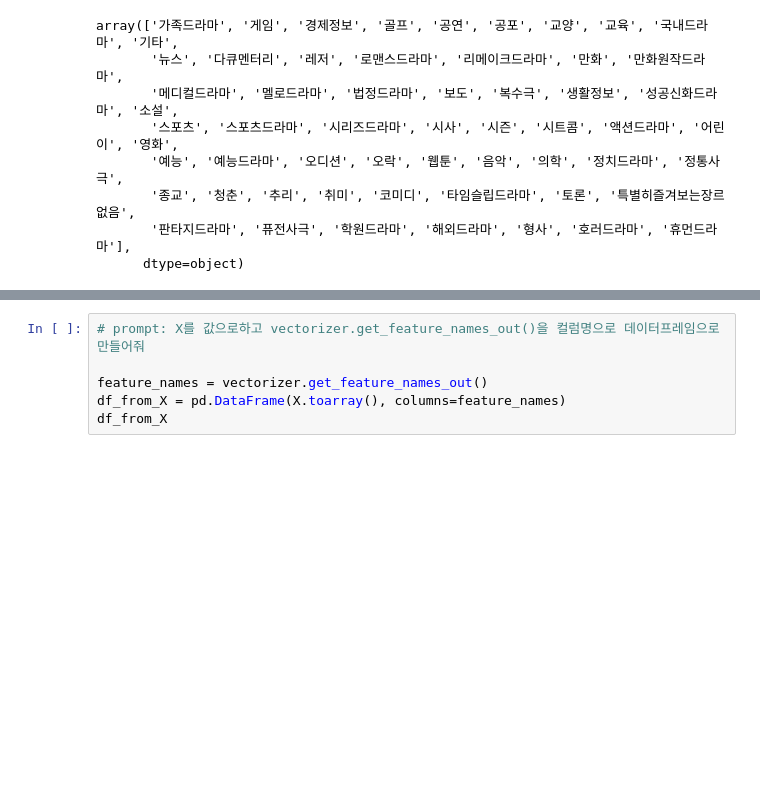
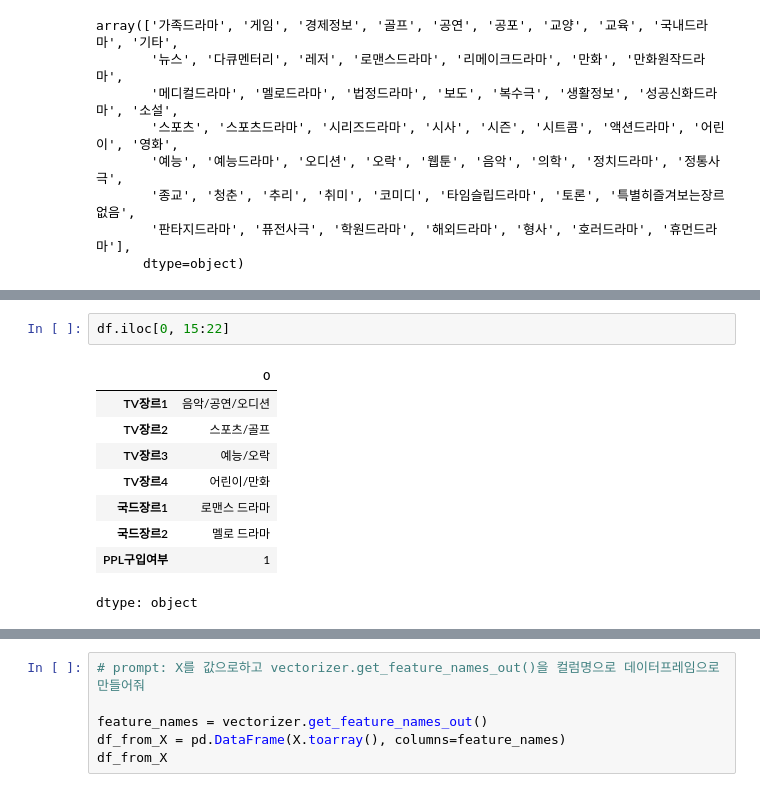
Before and after one commit to ancestor9/2025_Spring_Data-Management, a Jupyter notebook: week_14/06_Feature_Engineering_Extraction_Consumer_Behavior_Analysis.ipynb, the cells around one changed output, grey strips where cells are left out. Saved outputs shown, nothing was run; the diff lists cells and outputs as text; blank space fills up the shorter version.

```diff
--- a/week_14/06_Feature_Engineering_Extraction_Consumer_Behavior_Analysis.ipynb
+++ b/week_14/06_Feature_Engineering_Extraction_Consumer_Behavior_Analysis.ipynb
@@ -403,0 +413,12 @@ array(['가족드라마', '게임', '경제정보', '골프', '공연', '공포'
+# %%
+df.iloc[0, 15:22]
+# %% [output]
+|  | 0 |
+| TV장르1 | 음악/공연/오디션 |
+| TV장르2 | 스포츠/골프 |
+| TV장르3 | 예능/오락 |
+| TV장르4 | 어린이/만화 |
+| 국드장르1 | 로맨스 드라마 |
+| 국드장르2 | 멜로 드라마 |
+| PPL구입여부 | 1 |
+dtype: object
```
Also changed, not shown: parts of 5 cells of this notebook.
